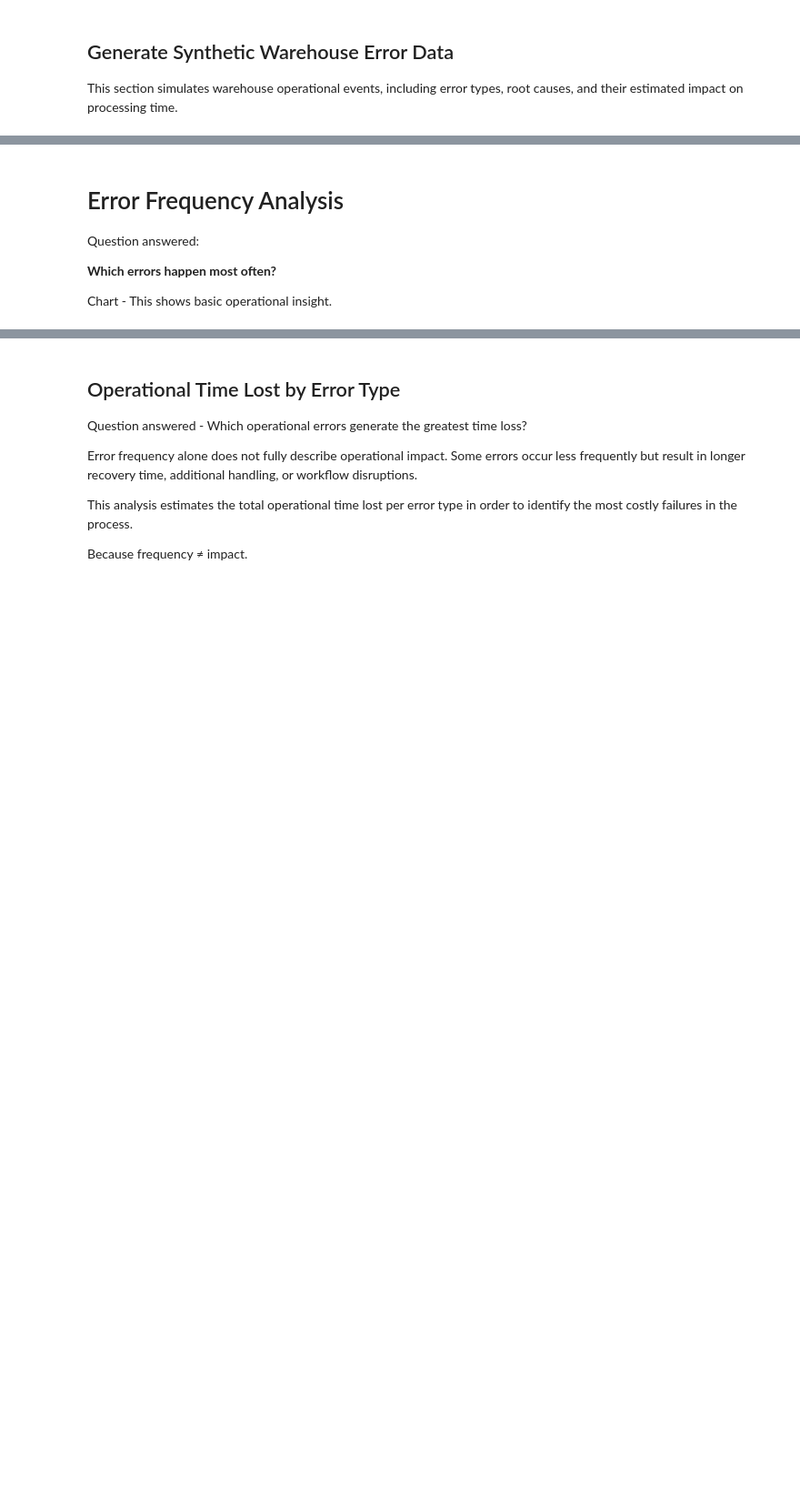
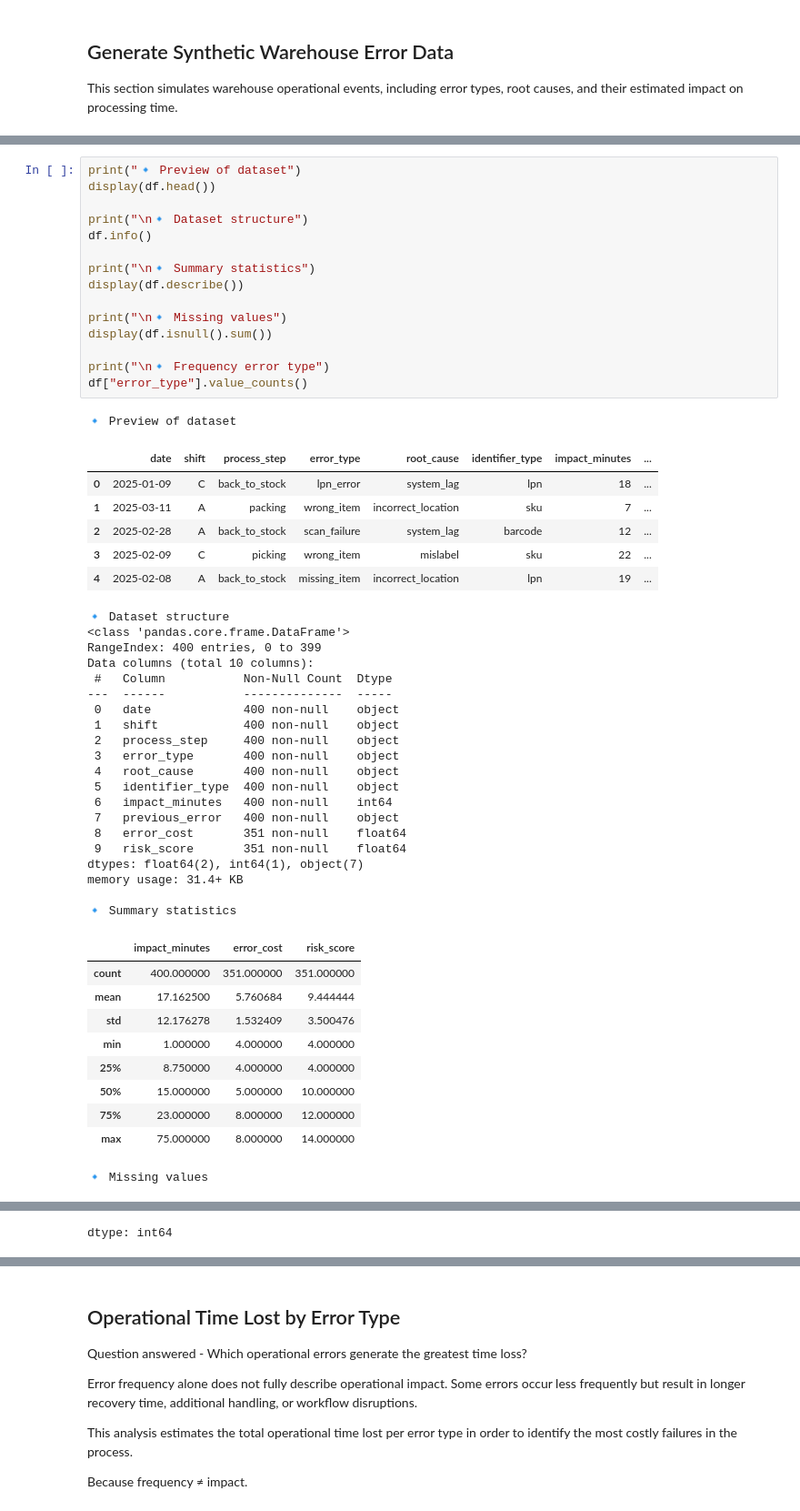
Before and after one commit to aesquivel94/operational-error-analyzer, a Jupyter notebook: warehouse_operational_error_analysis.ipynb, the cells around one changed output, grey strips where cells are left out. Shown at 91% size. Cells and saved outputs as stored; diff of their text form; blank space fills up the shorter version.

```diff
--- a/warehouse_operational_error_analysis.ipynb
+++ b/warehouse_operational_error_analysis.ipynb
@@ -253,8 +224,53 @@ memory usage: 22.0+ KB
-# %% [markdown]
-# Error Frequency Analysis
-
-Question answered:
-
-**Which errors happen most often?**
-
-Chart - This shows basic operational insight.
+# %%
+print("🔹 Preview of dataset")
+display(df.head())
+
+print("\n🔹 Dataset structure")
+df.info()
+
+print("\n🔹 Summary statistics")
+display(df.describe())
+
+print("\n🔹 Missing values")
+display(df.isnull().sum())
+
+print("\n🔹 Frequency error type")
+df["error_type"].value_counts()
+# %% [output]
+🔹 Preview of dataset
+|  | date | shift | process_step | error_type | root_cause | identifier_type | impact_minutes | ... |
+| 0 | 2025-01-09 | C | back_to_stock | lpn_error | system_lag | lpn | 18 | ... |
+| 1 | 2025-03-11 | A | packing | wrong_item | incorrect_location | sku | 7 | ... |
+| 2 | 2025-02-28 | A | back_to_stock | scan_failure | system_lag | barcode | 12 | ... |
+| 3 | 2025-02-09 | C | picking | wrong_item | mislabel | sku | 22 | ... |
+| 4 | 2025-02-08 | A | back_to_stock | missing_item | incorrect_location | lpn | 19 | ... |
+🔹 Dataset structure
+<class 'pandas.core.frame.DataFrame'>
+RangeIndex: 400 entries, 0 to 399
+Data columns (total 10 columns):
+ #   Column           Non-Null Count  Dtype
+---  ------           --------------  -----
+ 0   date             400 non-null    object
+ 1   shift            400 non-null    object
+ 2   process_step     400 non-null    object
+ 3   error_type       400 non-null    object
+ 4   root_cause       400 non-null    object
+ 5   identifier_type  400 non-null    object
+ 6   impact_minutes   400 non-null    int64
+ 7   previous_error   400 non-null    object
+ 8   error_cost       351 non-null    float64
+ 9   risk_score       351 non-null    float64
+dtypes: float64(2), int64(1), object(7)
+memory usage: 31.4+ KB
+
+🔹 Summary statistics
+|  | impact_minutes | error_cost | risk_score |
+| count | 400.000000 | 351.000000 | 351.000000 |
+| mean | 17.162500 | 5.760684 | 9.444444 |
+| std | 12.176278 | 1.532409 | 3.500476 |
+| min | 1.000000 | 4.000000 | 4.000000 |
+| 25% | 8.750000 | 4.000000 | 4.000000 |
+| 50% | 15.000000 | 5.000000 | 10.000000 |
+| 75% | 23.000000 | 8.000000 | 12.000000 |
+| max | 75.000000 | 8.000000 | 14.000000 |
+🔹 Missing values
@@ -260,0 +288 @@ Chart - This shows basic operational insight.
+dtype: int64
```
Also changed, not shown: parts of 18 cells of this notebook.
